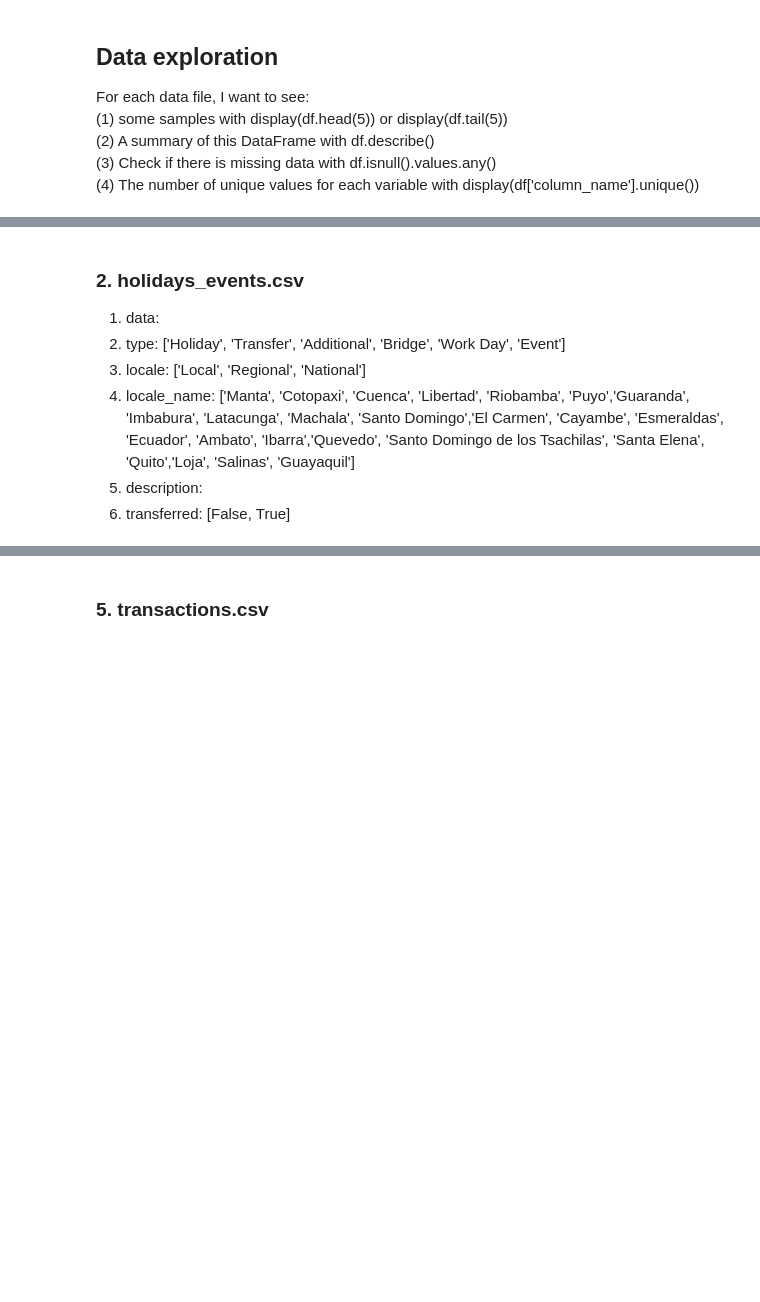
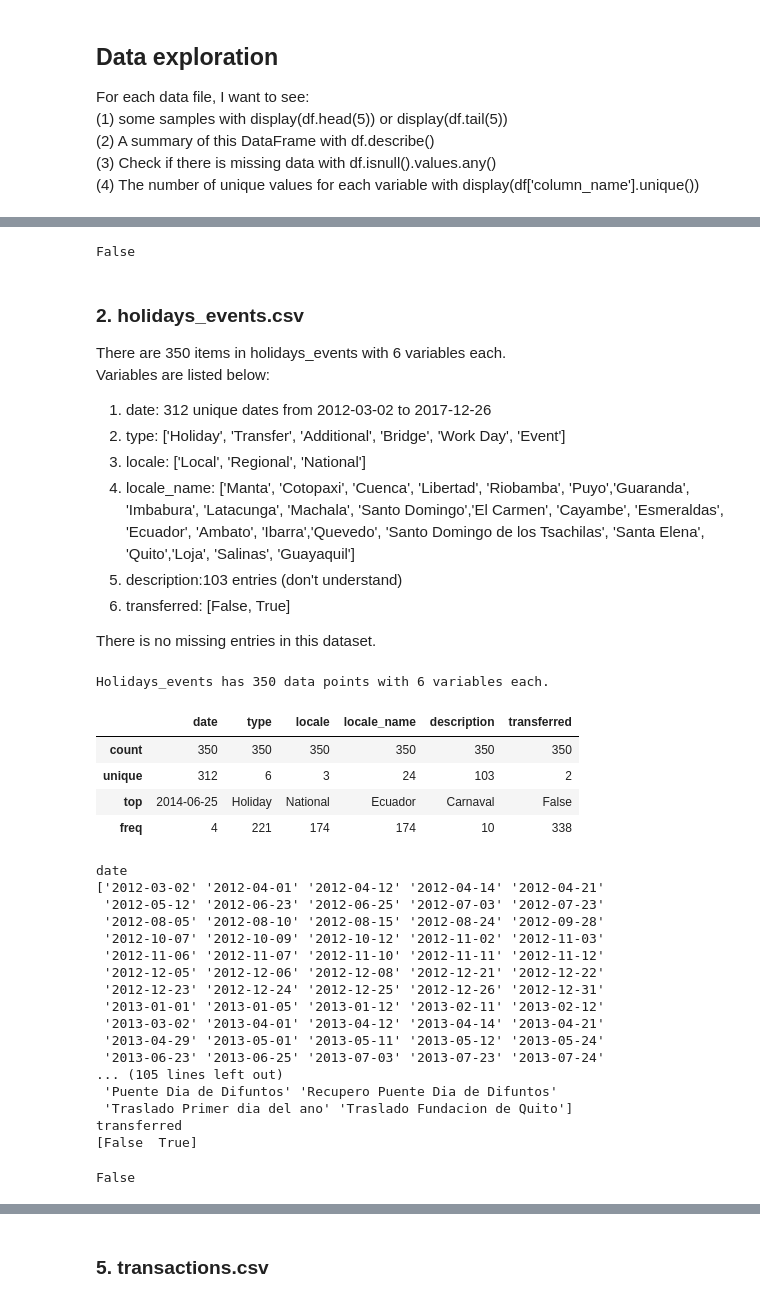
Before and after one commit to highhigh/kaggle, a Jupyter notebook: Favorita_Grocery_Sales_Forecasting/grocery_sales_forecasting_data.ipynb, the cells around one changed output, grey strips where cells are left out. Drawn from its saved outputs; the diff is of its cells as text; code cells hidden in the pictures; blank space fills up the shorter version.

```diff
--- a/Favorita_Grocery_Sales_Forecasting/grocery_sales_forecasting_data.ipynb
+++ b/Favorita_Grocery_Sales_Forecasting/grocery_sales_forecasting_data.ipynb
@@ -108,16 +77,53 @@ train_2014.isnull().values.any()
+# %%
+train_data.drop('onpromotion', axis=1).isnull().values.any()
+# %% [output]
+False
 # %% [markdown]
 ### 2. holidays_events.csv
-1. data:
+There are 350 items in holidays_events with 6 variables each.
+Variables are listed below:
+1. date: 312 unique dates from 2012-03-02 to 2017-12-26
 2. type: ['Holiday', 'Transfer', 'Additional', 'Bridge', 'Work Day', 'Event']
 3. locale: ['Local', 'Regional', 'National']
 4. locale_name: ['Manta', 'Cotopaxi', 'Cuenca', 'Libertad', 'Riobamba', 'Puyo','Guaranda', 'Imbabura', 'Latacunga', 'Machala', 'Santo Domingo','El Carmen', 'Cayambe', 'Esmeraldas', 'Ecuador', 'Ambato', 'Ibarra','Quevedo', 'Santo Domingo de los Tsachilas', 'Santa Elena', 'Quito','Loja', 'Salinas', 'Guayaquil']
-5. description:
+5. description:103 entries (don't understand)
 6. transferred: [False,  True]
+
+There is no missing entries in this dataset.
 # %%
 holidays_events = pd.read_csv("input/holidays_events.csv")
+print("Holidays_events has {} data points with {} variables each.".format(*holidays_events.shape))
+
 display(holidays_events.describe())
-display(holidays_events.head(n=1))
-#display(holidays_events['transferred'].unique())
+
+for col in holidays_events.columns:
+    print(col, holidays_events[col].unique(), sep='\n')
+
 holidays_events.isnull().values.any()
+# %% [output]
+Holidays_events has 350 data points with 6 variables each.
+|  | date | type | locale | locale_name | description | transferred |
+| count | 350 | 350 | 350 | 350 | 350 | 350 |
+| unique | 312 | 6 | 3 | 24 | 103 | 2 |
+| top | 2014-06-25 | Holiday | National | Ecuador | Carnaval | False |
+| freq | 4 | 221 | 174 | 174 | 10 | 338 |
+date
+['2012-03-02' '2012-04-01' '2012-04-12' '2012-04-14' '2012-04-21'
+ '2012-05-12' '2012-06-23' '2012-06-25' '2012-07-03' '2012-07-23'
+ '2012-08-05' '2012-08-10' '2012-08-15' '2012-08-24' '2012-09-28'
+ '2012-10-07' '2012-10-09' '2012-10-12' '2012-11-02' '2012-11-03'
+ '2012-11-06' '2012-11-07' '2012-11-10' '2012-11-11' '2012-11-12'
+ '2012-12-05' '2012-12-06' '2012-12-08' '2012-12-21' '2012-12-22'
+ '2012-12-23' '2012-12-24' '2012-12-25' '2012-12-26' '2012-12-31'
+ '2013-01-01' '2013-01-05' '2013-01-12' '2013-02-11' '2013-02-12'
+ '2013-03-02' '2013-04-01' '2013-04-12' '2013-04-14' '2013-04-21'
+ '2013-04-29' '2013-05-01' '2013-05-11' '2013-05-12' '2013-05-24'
+ '2013-06-23' '2013-06-25' '2013-07-03' '2013-07-23' '2013-07-24'
+... (105 lines left out)
+ 'Puente Dia de Difuntos' 'Recupero Puente Dia de Difuntos'
+ 'Traslado Primer dia del ano' 'Traslado Fundacion de Quito']
+transferred
+[False  True]
+False
 # %% [markdown]
 ### 3. stores.csv
```
Also changed, not shown: parts of 27 cells of this notebook.
